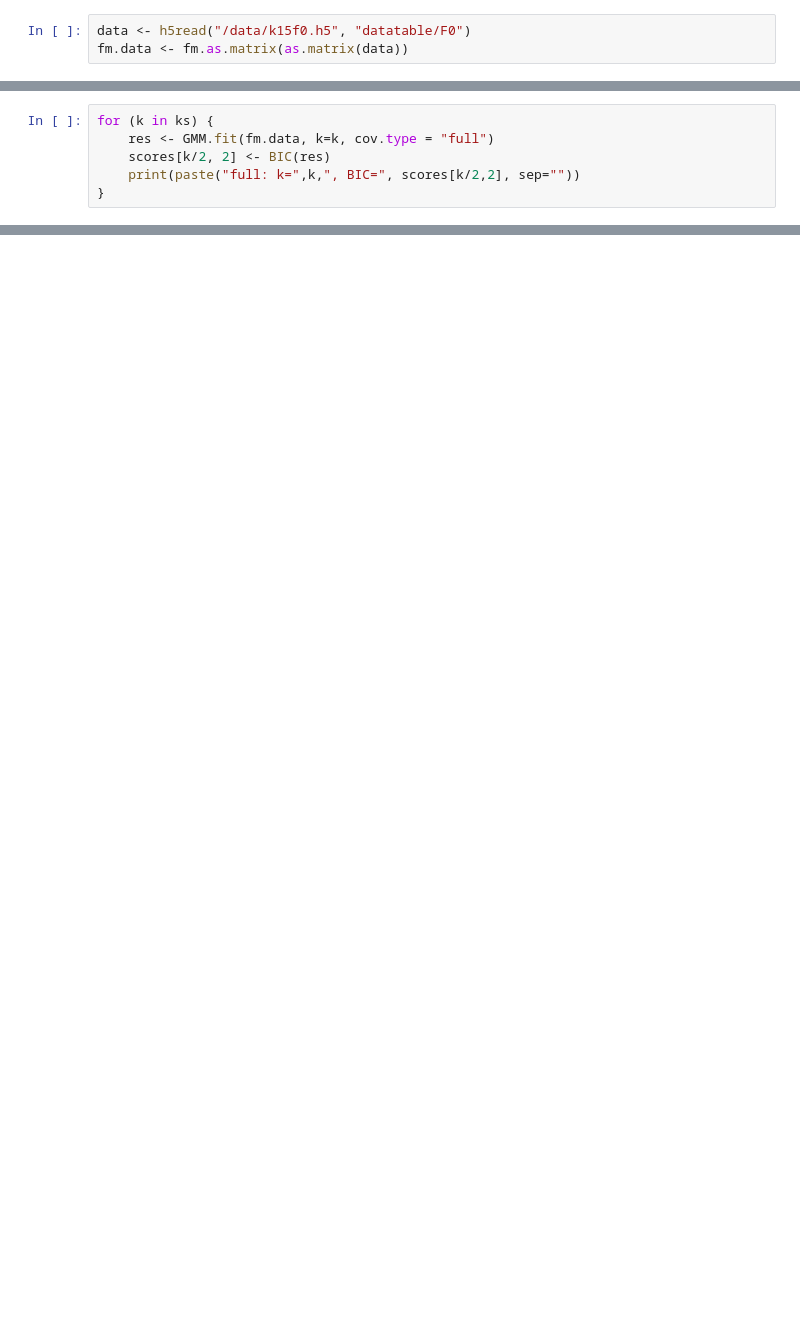
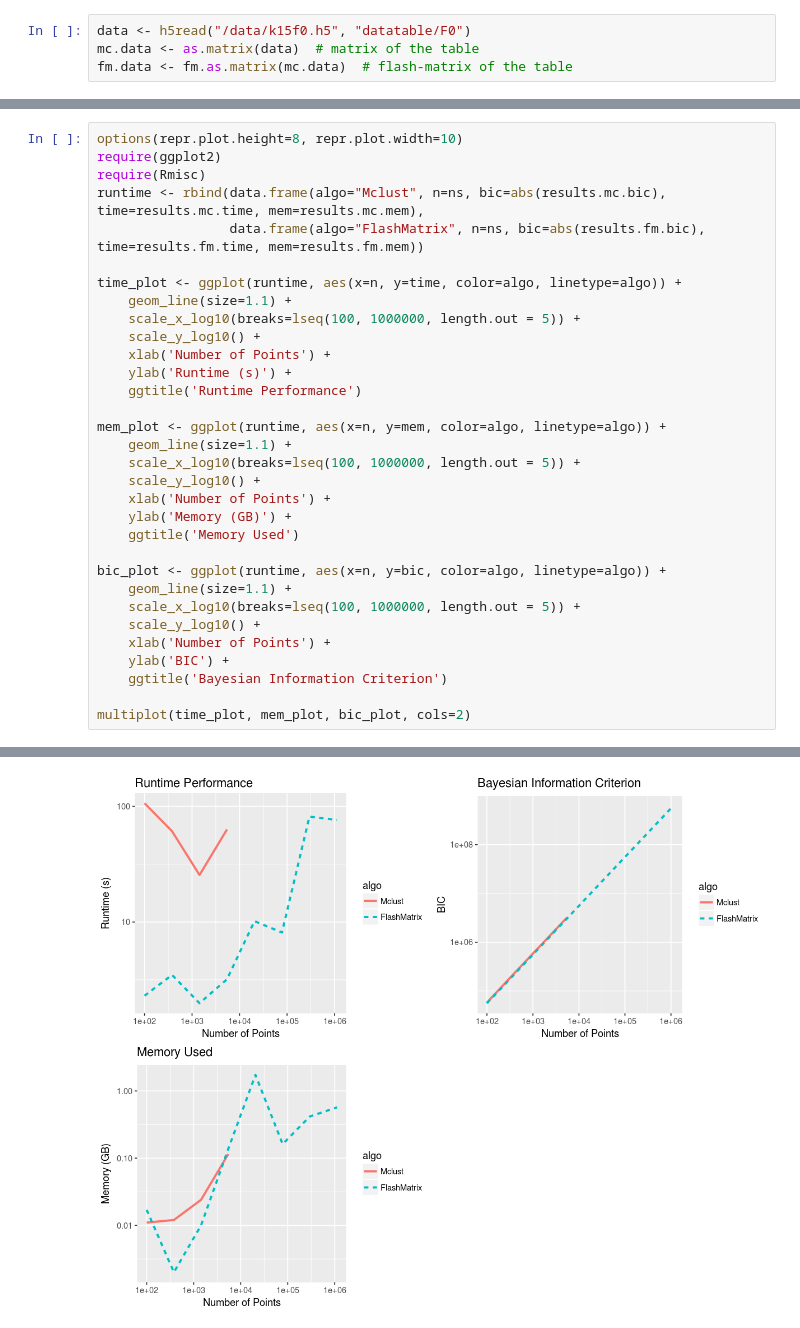
Before and after one commit to neurodata/mrilab, a Jupyter notebook: synaptomes/for_user/flashx-synaptomes_notebook.ipynb, the cells around one changed output, grey strips where cells are left out. Saved outputs shown, nothing was run; the diff lists cells and outputs as text; blank space fills up the shorter version.

```diff
--- a/synaptomes/for_user/flashx-synaptomes_notebook.ipynb
+++ b/synaptomes/for_user/flashx-synaptomes_notebook.ipynb
@@ -46,6 +40,7 @@ The following objects are masked from 'package:base':
 # %%
 data <- h5read("/data/k15f0.h5", "datatable/F0")
-fm.data <- fm.as.matrix(as.matrix(data))
+mc.data <- as.matrix(data)  # matrix of the table
+fm.data <- fm.as.matrix(mc.data)  # flash-matrix of the table
 # %%
 source("/FlashX/FlashR-learn/R/GMM.R")
 source('./analyze_performance.R')
@@ -74,6 +47,0 @@ FlashR matrix : 1119299 rows, 20 columns, is sparse: FALSE
-# %%
-for (k in ks) {
-    res <- GMM.fit(fm.data, k=k, cov.type = "full")
-    scores[k/2, 2] <- BIC(res)
-    print(paste("full: k=",k,", BIC=", scores[k/2,2], sep=""))
-}
@@ -93,0 +107,33 @@ ERROR: Error in eval(expr, envir, enclos): object 'scores' not found
+# %%
+options(repr.plot.height=8, repr.plot.width=10)
+require(ggplot2)
+require(Rmisc)
+runtime <- rbind(data.frame(algo="Mclust", n=ns, bic=abs(results.mc.bic), time=results.mc.time, mem=results.mc.mem),
+                 data.frame(algo="FlashMatrix", n=ns, bic=abs(results.fm.bic), time=results.fm.time, mem=results.fm.mem))
+
+time_plot <- ggplot(runtime, aes(x=n, y=time, color=algo, linetype=algo)) +
+    geom_line(size=1.1) +
+    scale_x_log10(breaks=lseq(100, 1000000, length.out = 5)) +
+    scale_y_log10() +
+    xlab('Number of Points') +
+    ylab('Runtime (s)') +
+    ggtitle('Runtime Performance')
+
+mem_plot <- ggplot(runtime, aes(x=n, y=mem, color=algo, linetype=algo)) +
+    geom_line(size=1.1) +
+    scale_x_log10(breaks=lseq(100, 1000000, length.out = 5)) +
+    scale_y_log10() +
+    xlab('Number of Points') +
+    ylab('Memory (GB)') +
+    ggtitle('Memory Used')
+
+bic_plot <- ggplot(runtime, aes(x=n, y=bic, color=algo, linetype=algo)) +
+    geom_line(size=1.1) +
+    scale_x_log10(breaks=lseq(100, 1000000, length.out = 5)) +
+    scale_y_log10() +
+    xlab('Number of Points') +
+    ylab('BIC') +
+    ggtitle('Bayesian Information Criterion')
+
+multiplot(time_plot, mem_plot, bic_plot, cols=2)
+# %% [output]
@@ -93,0 +148 @@ ERROR: Error in eval(expr, envir, enclos): object 'scores' not found
+[figure, added]
```
Also changed, not shown: parts of 19 cells of this notebook, 3 other files.
